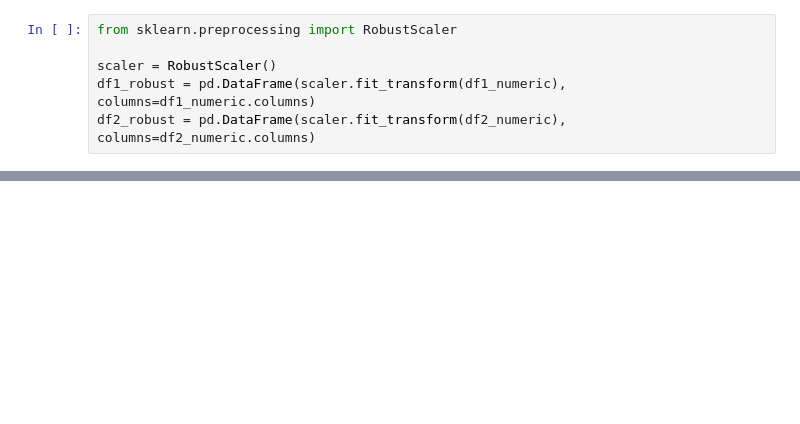
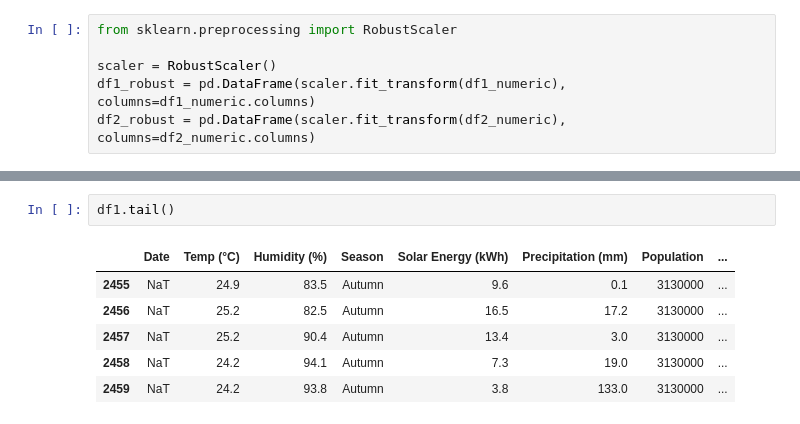
Before and after one commit to SARTHAKSUKATE10/Energy_Efficiency_Optimization, a Jupyter notebook: backend/EDA/data_analysis.ipynb, the cells around one changed output, grey strips where cells are left out. Saved outputs shown, nothing was run; the diff lists cells and outputs as text; blank space fills up the shorter version.

```diff
--- a/backend/EDA/data_analysis.ipynb
+++ b/backend/EDA/data_analysis.ipynb
@@ -389,0 +439,9 @@ df2_robust = pd.DataFrame(scaler.fit_transform(df2_numeric), columns=df2_numeric
+# %%
+df1.tail()
+# %% [output]
+|  | Date | Temp (°C) | Humidity (%) | Season | Solar Energy (kWh) | Precipitation (mm) | Population | ... |
+| 2455 | NaT | 24.9 | 83.5 | Autumn | 9.6 | 0.1 | 3130000 | ... |
+| 2456 | NaT | 25.2 | 82.5 | Autumn | 16.5 | 17.2 | 3130000 | ... |
+| 2457 | NaT | 25.2 | 90.4 | Autumn | 13.4 | 3.0 | 3130000 | ... |
+| 2458 | NaT | 24.2 | 94.1 | Autumn | 7.3 | 19.0 | 3130000 | ... |
+| 2459 | NaT | 24.2 | 93.8 | Autumn | 3.8 | 133.0 | 3130000 | ... |
```
Also changed, not shown: parts of 32 cells of this notebook, 7 other files.
